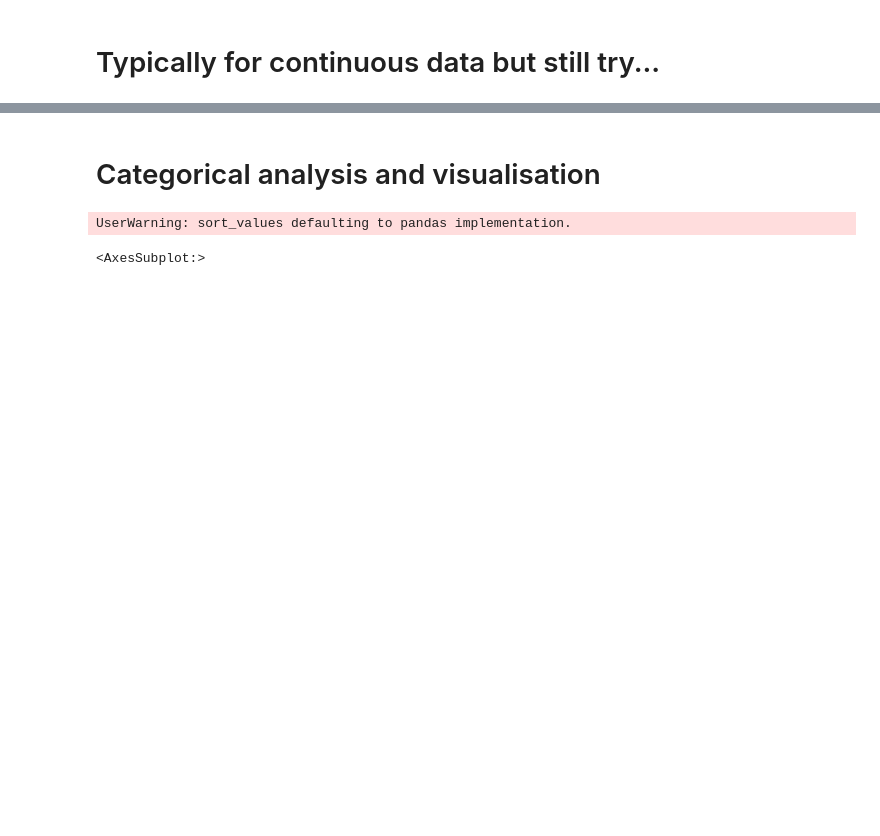
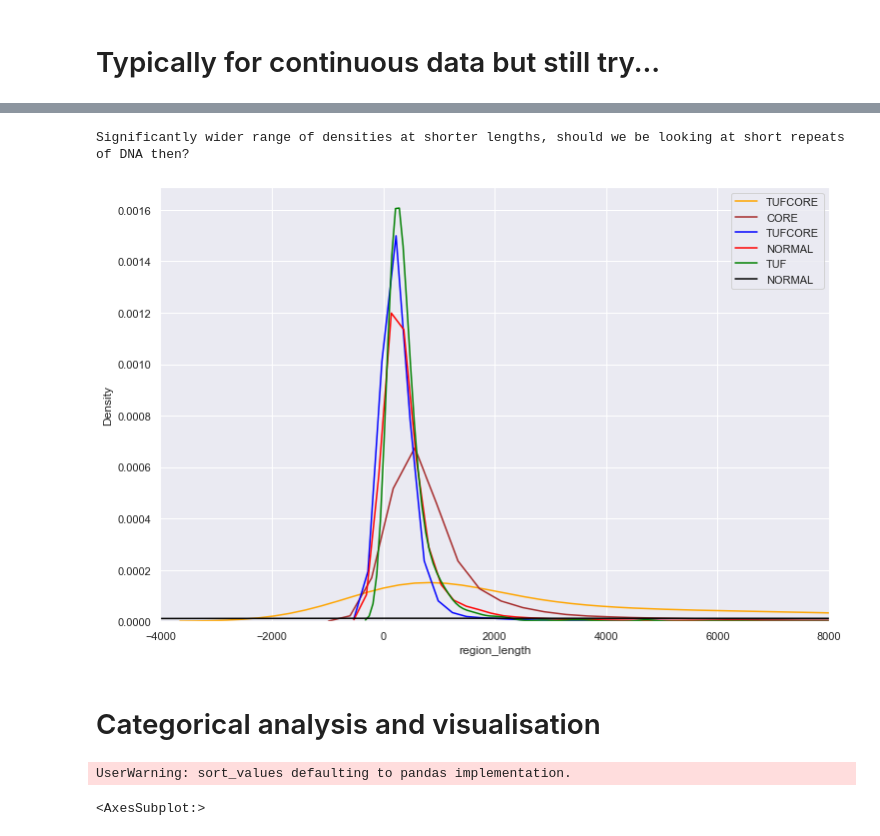
Before and after one commit to ighellache/TUFAnalysis, a Jupyter notebook: Imanlatestversiondisso.ipynb, the cells around one changed output, grey strips where cells are left out. Saved outputs shown, nothing was run; the diff lists cells and outputs as text; code cells hidden in the pictures; blank space fills up the shorter version.

```diff
--- a/Imanlatestversiondisso.ipynb
+++ b/Imanlatestversiondisso.ipynb
@@ -301,3 +267,18 @@ SyntaxError: positional argument follows keyword argument (<ipython-input-16-3fb
+# %%
+sns.kdeplot(data=mydata[mydata["ISTATE"] == "TUFCORE"], x="region_length", color='orange')
+sns.kdeplot(data=mydata[mydata["ISTATE"] == "TUF"], x="region_length", color='brown')
+sns.kdeplot(data=mydata[mydata["ISTATE"] == "DELETION"], x="region_length", color='blue')
+sns.kdeplot(data=mydata[mydata["ISTATE"] == "DUPLICATION"], x="region_length", color='red')
+sns.kdeplot(data=mydata[mydata["ISTATE"] == "CORE"], x="region_length", color='green')
+sns.kdeplot(data=mydata[mydata["ISTATE"] == "NORMAL"], x="region_length", color='black')
+plt.legend(mydata['ISTATE'])
+plt.xlim(-4000, 8000)
+#density plots are like histograms
+#why is normal line flat?
+print("Significantly wider range of densities at shorter lengths, should we be looking at short repeats of DNA then?")
+# %% [output]
+Significantly wider range of densities at shorter lengths, should we be looking at short repeats of DNA then?
+[figure, added]
 # %% [markdown]
 # Categorical analysis and visualisation
 # %%
```
Also changed, not shown: parts of 15 cells of this notebook.
